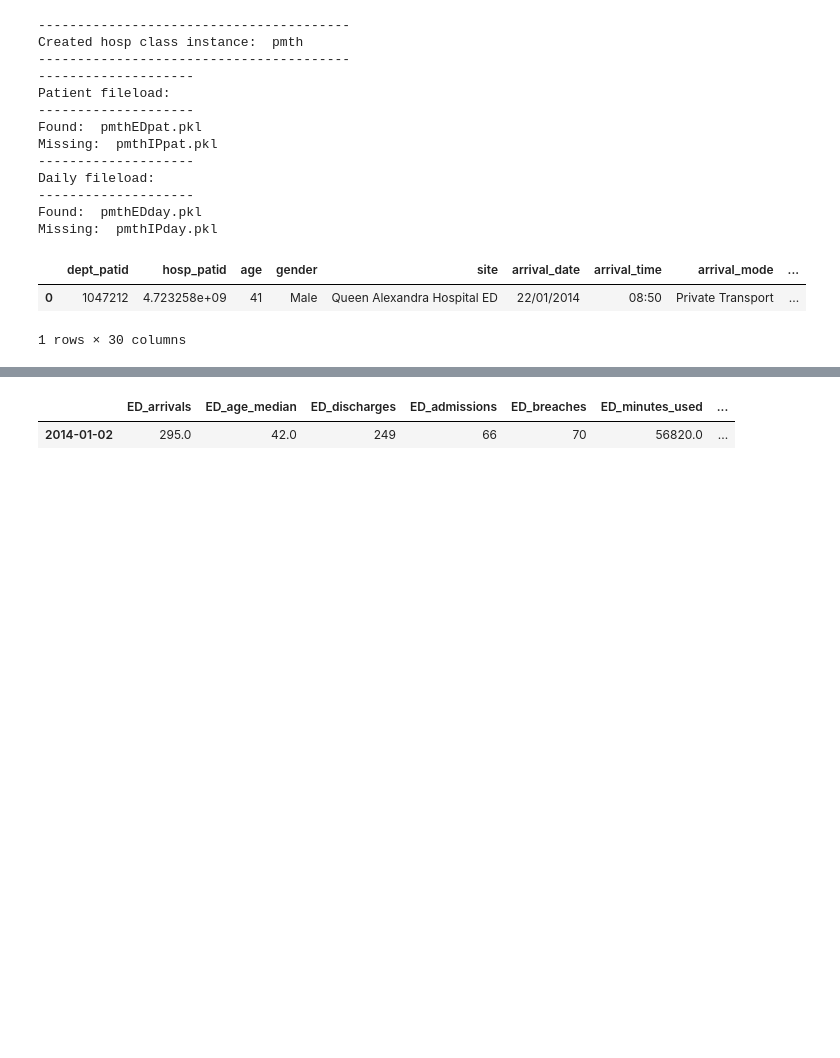
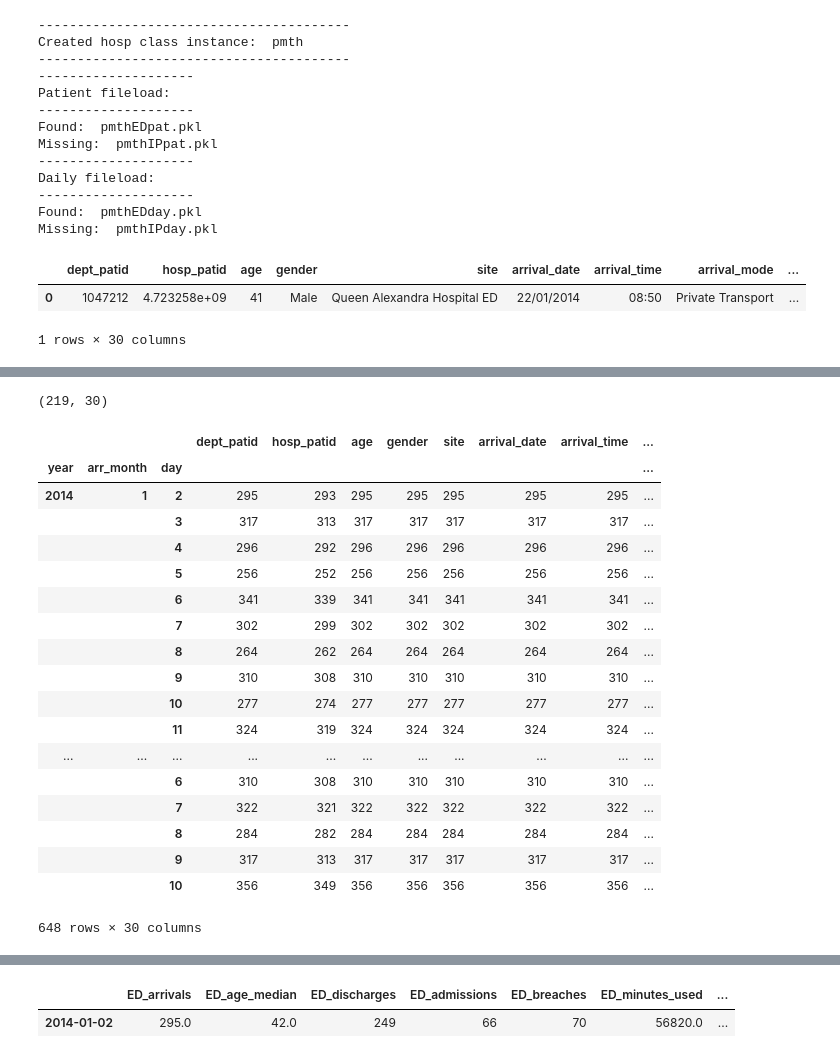
Before and after one commit to BradKeogh/flosp, a Jupyter notebook: pmthMAIN.ipynb, the cells around one changed output, grey strips where cells are left out. Drawn from its saved outputs; the diff is of its cells as text; code cells hidden in the pictures; blank space fills up the shorter version.

```diff
--- a/pmthMAIN.ipynb
+++ b/pmthMAIN.ipynb
@@ -24,5 +24,5 @@ Daily fileload:
 Found:  pmthEDday.pkl
 Missing:  pmthIPday.pkl
 # %%
-dfp = pmth.pat.get_ED()
+pat = pmth.pat.get_ED()
 # %%
@@ -33,0 +46,8 @@ dfp.head(1)
+# %%
+pat[pat.arrival_date == '22/01/2014'].shape
+# %% [output]
+(219, 30)
+# %%
+pat['date'] = pat.arrival_date.apply(lambda x : pd.to_datetime(x))
+# %%
+pat['day'] = pat.date.apply(lambda x : x.day)
@@ -33,0 +56,24 @@ dfp.head(1)
+# %%
+pat['year'] = pat.date.apply(lambda x : x.year)
+# %%
+pat.groupby(['year','arr_month','day']).count()
+# %% [output]
+|  |  |  | dept_patid | hosp_patid | age | gender | site | arrival_date | arrival_time | ... |
+| year | arr_month | day |  |  |  |  |  |  |  | ... |
+| 2014 | 1 | 2 | 295 | 293 | 295 | 295 | 295 | 295 | 295 | ... |
+|  |  | 3 | 317 | 313 | 317 | 317 | 317 | 317 | 317 | ... |
+|  |  | 4 | 296 | 292 | 296 | 296 | 296 | 296 | 296 | ... |
+|  |  | 5 | 256 | 252 | 256 | 256 | 256 | 256 | 256 | ... |
+|  |  | 6 | 341 | 339 | 341 | 341 | 341 | 341 | 341 | ... |
+|  |  | 7 | 302 | 299 | 302 | 302 | 302 | 302 | 302 | ... |
+|  |  | 8 | 264 | 262 | 264 | 264 | 264 | 264 | 264 | ... |
+|  |  | 9 | 310 | 308 | 310 | 310 | 310 | 310 | 310 | ... |
+|  |  | 10 | 277 | 274 | 277 | 277 | 277 | 277 | 277 | ... |
+|  |  | 11 | 324 | 319 | 324 | 324 | 324 | 324 | 324 | ... |
+| ... | ... | ... | ... | ... | ... | ... | ... | ... | ... | ... |
+|  |  | 6 | 310 | 308 | 310 | 310 | 310 | 310 | 310 | ... |
+|  |  | 7 | 322 | 321 | 322 | 322 | 322 | 322 | 322 | ... |
+|  |  | 8 | 284 | 282 | 284 | 284 | 284 | 284 | 284 | ... |
+|  |  | 9 | 317 | 313 | 317 | 317 | 317 | 317 | 317 | ... |
+|  |  | 10 | 356 | 349 | 356 | 356 | 356 | 356 | 356 | ... |
+648 rows × 30 columns
```
Also changed, not shown: parts of 17 cells of this notebook, 4 other files.
